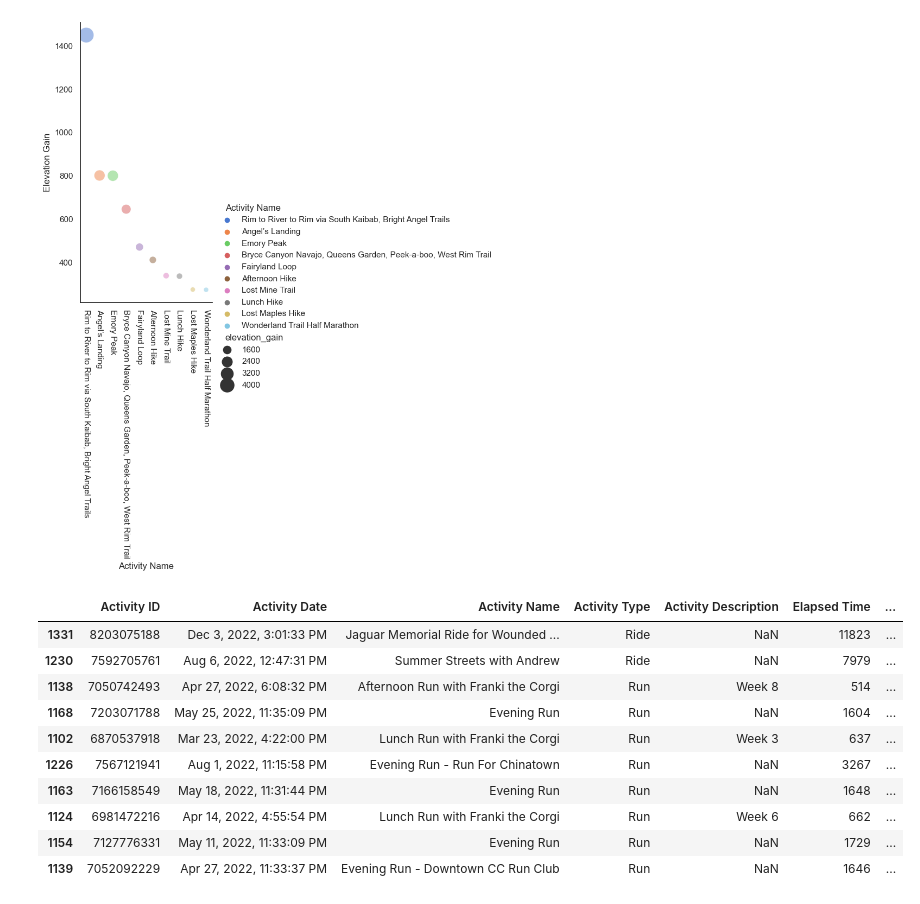
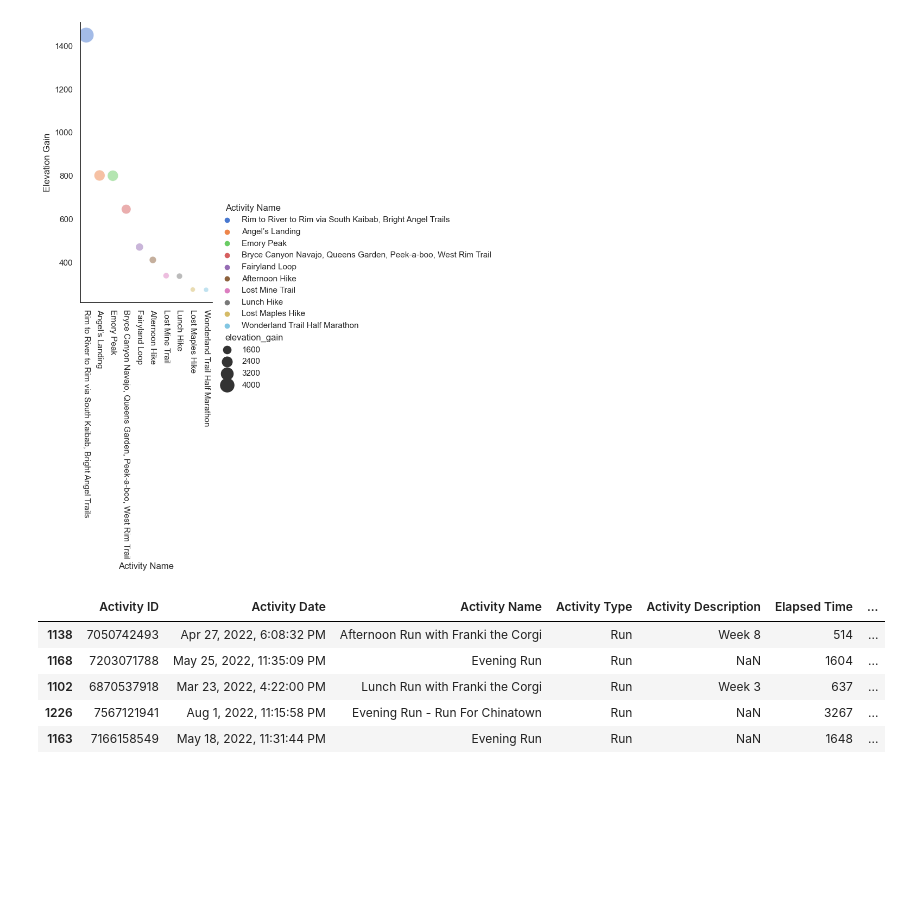
Before and after one commit to dazhaoniel/strava-recap-2022, a Jupyter notebook: strava2022.ipynb, the cells around one changed output. Cells and saved outputs as stored; diff of their text form; code cells hidden in the pictures; blank space fills up the shorter version.

```diff
--- a/strava2022.ipynb
+++ b/strava2022.ipynb
@@ -227,18 +227,14 @@ plt.xticks(rotation=-90)
   Text(9, 0, 'Wonderland Trail Half Marathon')])
 [figure]
 # %%
-# fastest activity
-df.sort_values(by=['Average Speed'], ascending=False).head(10)
+# fastest activity (Run) based on primary activity type
+df_run = df[df['Activity Type'] == 'Run']
+df_run.sort_values(by=['Average Speed'], ascending=False).head()
 # what is the measurement unit for speed?
 # %% [output]
 |  | Activity ID | Activity Date | Activity Name | Activity Type | Activity Description | Elapsed Time | ... |
-| 1331 | 8203075188 | Dec 3, 2022, 3:01:33 PM | Jaguar Memorial Ride for Wounded ... | Ride | NaN | 11823 | ... |
-| 1230 | 7592705761 | Aug 6, 2022, 12:47:31 PM | Summer Streets with Andrew | Ride | NaN | 7979 | ... |
 | 1138 | 7050742493 | Apr 27, 2022, 6:08:32 PM | Afternoon Run with Franki the Corgi | Run | Week 8 | 514 | ... |
 | 1168 | 7203071788 | May 25, 2022, 11:35:09 PM | Evening Run | Run | NaN | 1604 | ... |
 | 1102 | 6870537918 | Mar 23, 2022, 4:22:00 PM | Lunch Run with Franki the Corgi | Run | Week 3 | 637 | ... |
 | 1226 | 7567121941 | Aug 1, 2022, 11:15:58 PM | Evening Run - Run For Chinatown | Run | NaN | 3267 | ... |
 | 1163 | 7166158549 | May 18, 2022, 11:31:44 PM | Evening Run | Run | NaN | 1648 | ... |
-| 1124 | 6981472216 | Apr 14, 2022, 4:55:54 PM | Lunch Run with Franki the Corgi | Run | Week 6 | 662 | ... |
-| 1154 | 7127776331 | May 11, 2022, 11:33:09 PM | Evening Run | Run | NaN | 1729 | ... |
-| 1139 | 7052092229 | Apr 27, 2022, 11:33:37 PM | Evening Run - Downtown CC Run Club | Run | NaN | 1646 | ... |
```
Also changed, not shown: parts of 1 cell of this notebook.
